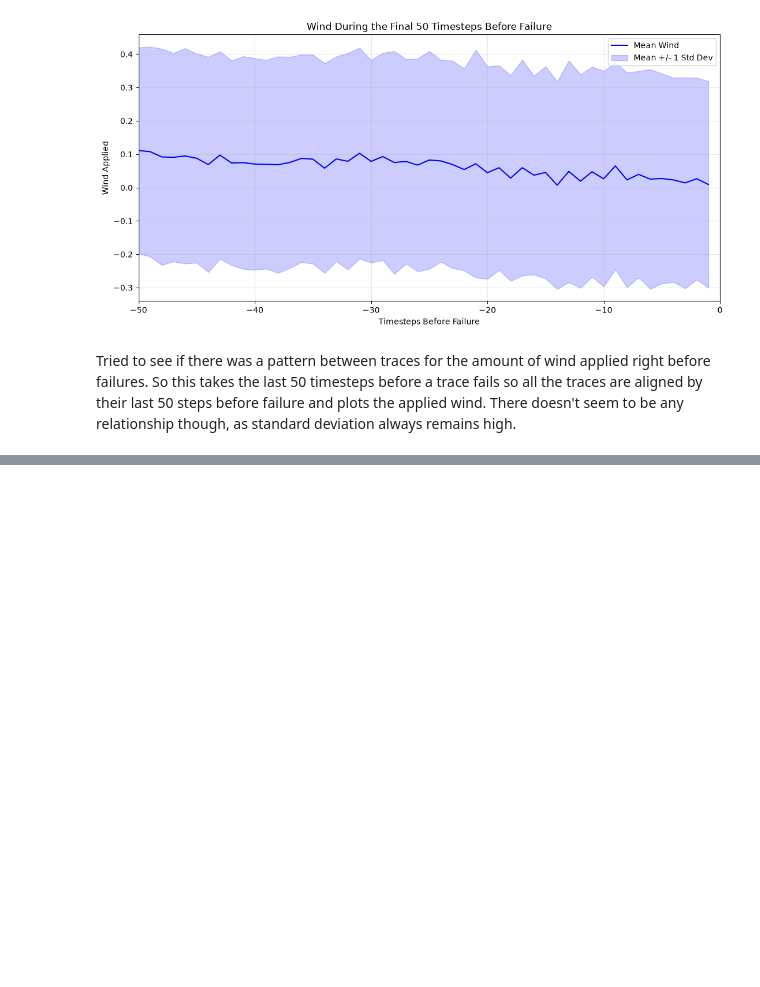
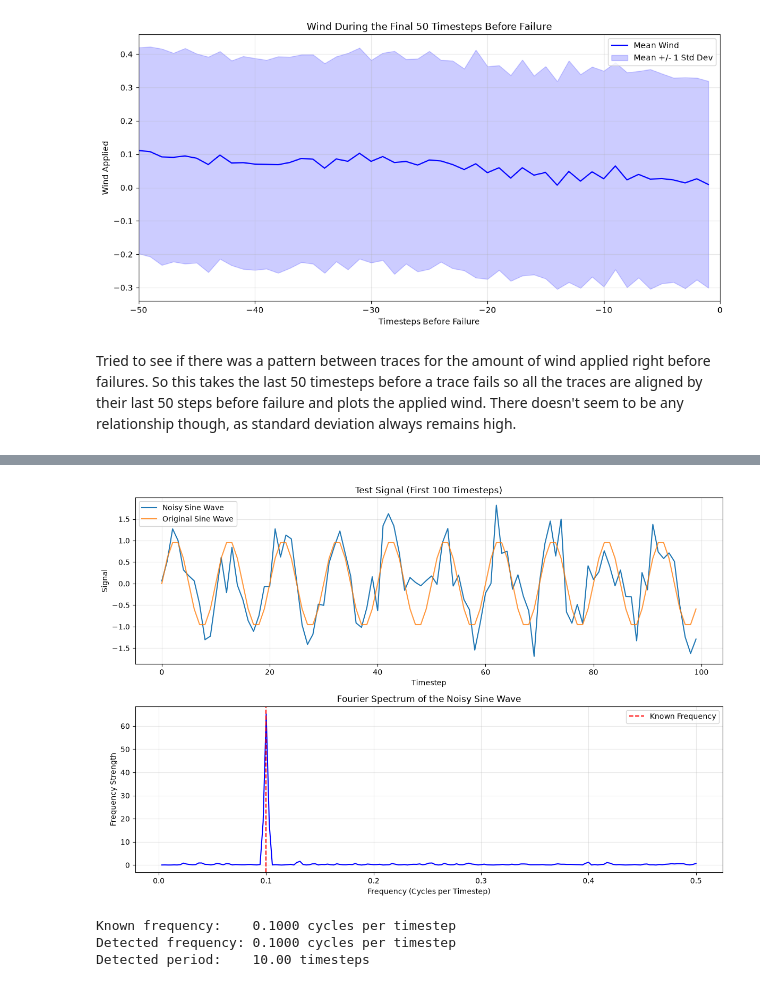
Before and after one commit to soreng25/Adversarial-Transformer-PPO-agent-in-Cartpole, a Jupyter notebook: analysis.ipynb, the cells around one changed output, grey strips where cells are left out. Saved outputs shown, nothing was run; the diff lists cells and outputs as text; code cells hidden in the pictures; blank space fills up the shorter version.

```diff
--- a/analysis.ipynb
+++ b/analysis.ipynb
@@ -390,0 +475,56 @@ Tried to see if there was a pattern between traces for the amount of wind applie
+# %%
+# TEST THE FOURIER CODE WITH A KNOWN NOISY SINE WAVE
+
+from scipy.signal import detrend
+
+# Create a sine wave that repeats once every 10 timesteps.
+rng = np.random.default_rng(0)
+test_length = chain.shape[1]
+known_frequency = 0.1
+test_timesteps = np.arange(test_length)
+clean_sine = np.sin(2 * np.pi * known_frequency * test_timesteps)
+noisy_sine = clean_sine + rng.normal(0, 0.5, test_length)
+
+# Apply the same preprocessing used for the failure traces.
+test_trace = detrend(noisy_sine, type="linear")
+test_window = np.hanning(test_length)
+windowed_test_trace = test_trace * test_window
+
+# Calculate the frequency strength.
+test_fourier = np.fft.rfft(windowed_test_trace)
+test_frequencies = np.fft.rfftfreq(test_length, d=1)
+test_strength = np.abs(test_fourier) ** 2 / np.sum(test_window ** 2)
+
+# Find the strongest frequency, excluding frequency zero.
+detected_index = 1 + np.argmax(test_strength[1:])
+detected_frequency = test_frequencies[detected_index]
+
+# Show the noisy input and the spectrum produced from it.
+fig, axes = plt.subplots(2, 1, figsize=(12, 8))
+axes[0].plot(test_timesteps[:100], noisy_sine[:100], label="Noisy Sine Wave")
+axes[0].plot(test_timesteps[:100], clean_sine[:100], label="Original Sine Wave", alpha=0.8)
+axes[0].set_xlabel("Timestep")
+axes[0].set_ylabel("Signal")
+axes[0].set_title("Test Signal (First 100 Timesteps)")
+axes[0].legend()
+axes[0].grid(alpha=0.3)
+
+axes[1].plot(test_frequencies[1:], test_strength[1:], color="blue")
+axes[1].axvline(known_frequency, color="red", linestyle="--", label="Known Frequency")
+axes[1].set_xlabel("Frequency (Cycles per Timestep)")
+axes[1].set_ylabel("Frequency Strength")
+axes[1].set_title("Fourier Spectrum of the Noisy Sine Wave")
+axes[1].legend()
+axes[1].grid(alpha=0.3)
+
+plt.tight_layout()
+plt.show()
+
+print(f"Known frequency:    {known_frequency:.4f} cycles per timestep")
+print(f"Detected frequency: {detected_frequency:.4f} cycles per timestep")
+print(f"Detected period:    {1 / detected_frequency:.2f} timesteps")
+# %% [output]
+[figure, added]
+Known frequency:    0.1000 cycles per timestep
+Detected frequency: 0.1000 cycles per timestep
+Detected period:    10.00 timesteps
```
Also changed, not shown: parts of 2 cells of this notebook.
